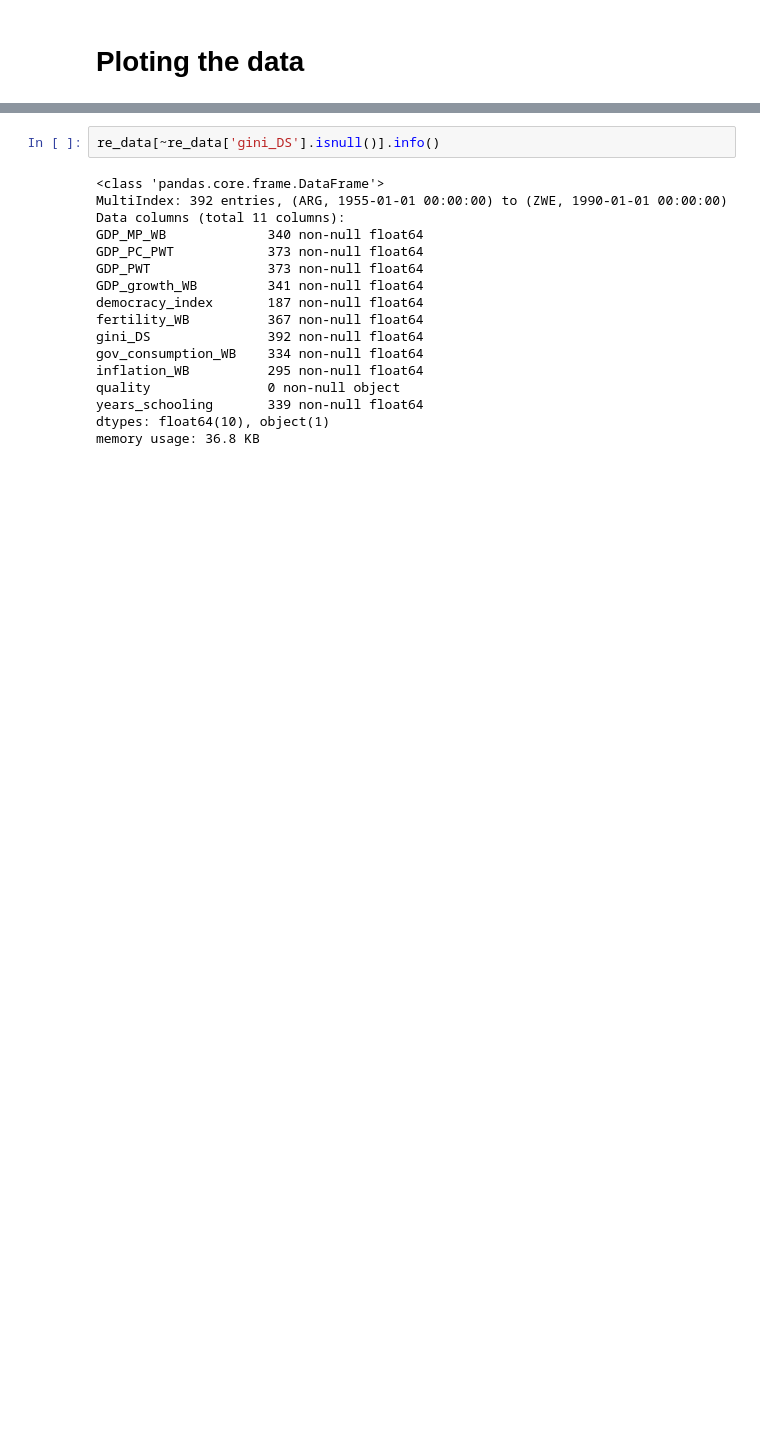
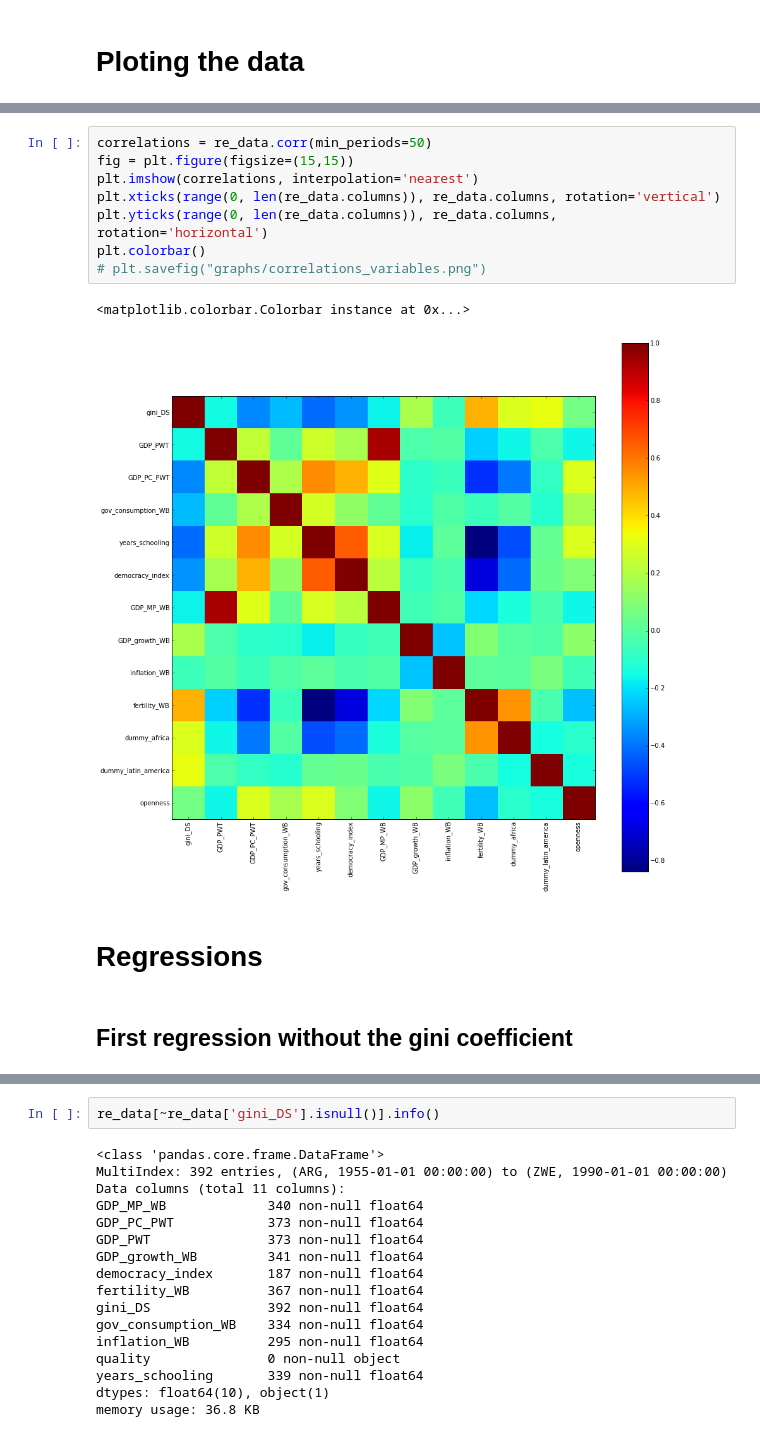
Before and after one commit to clementhenin/stage_M2, a Jupyter notebook: barro/barro_regression.ipynb, the cells around one changed output, grey strips where cells are left out. Drawn from its saved outputs; the diff is of its cells as text; blank space fills up the shorter version.

```diff
--- a/barro/barro_regression.ipynb
+++ b/barro/barro_regression.ipynb
@@ -99,0 +163,15 @@ memory usage: 226.7 KB
+# %%
+correlations = re_data.corr(min_periods=50)
+fig = plt.figure(figsize=(15,15))
+plt.imshow(correlations, interpolation='nearest')
+plt.xticks(range(0, len(re_data.columns)), re_data.columns, rotation='vertical')
+plt.yticks(range(0, len(re_data.columns)), re_data.columns, rotation='horizontal')
+plt.colorbar()
+# plt.savefig("graphs/correlations_variables.png")
+# %% [output]
+<matplotlib.colorbar.Colorbar instance at 0x...>
+[figure, added]
+# %% [markdown]
+# Regressions
+# %% [markdown]
+## First regression without the gini coefficient
```
Also changed, not shown: parts of 63 cells of this notebook, 26 other files.
